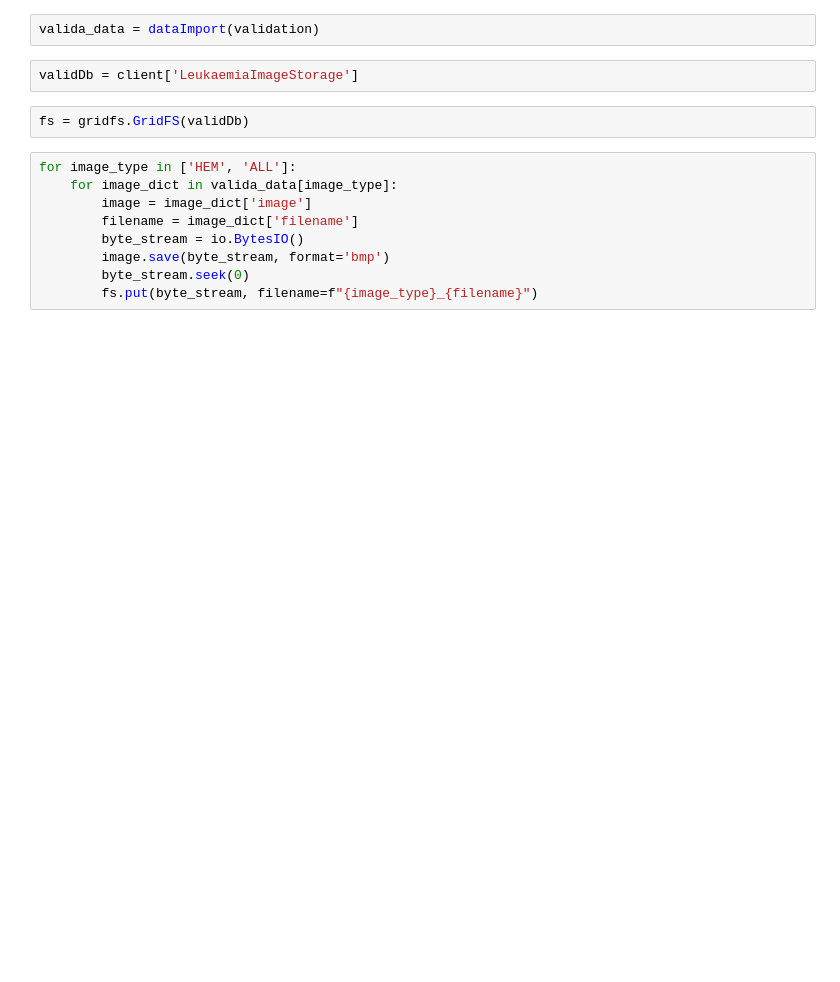
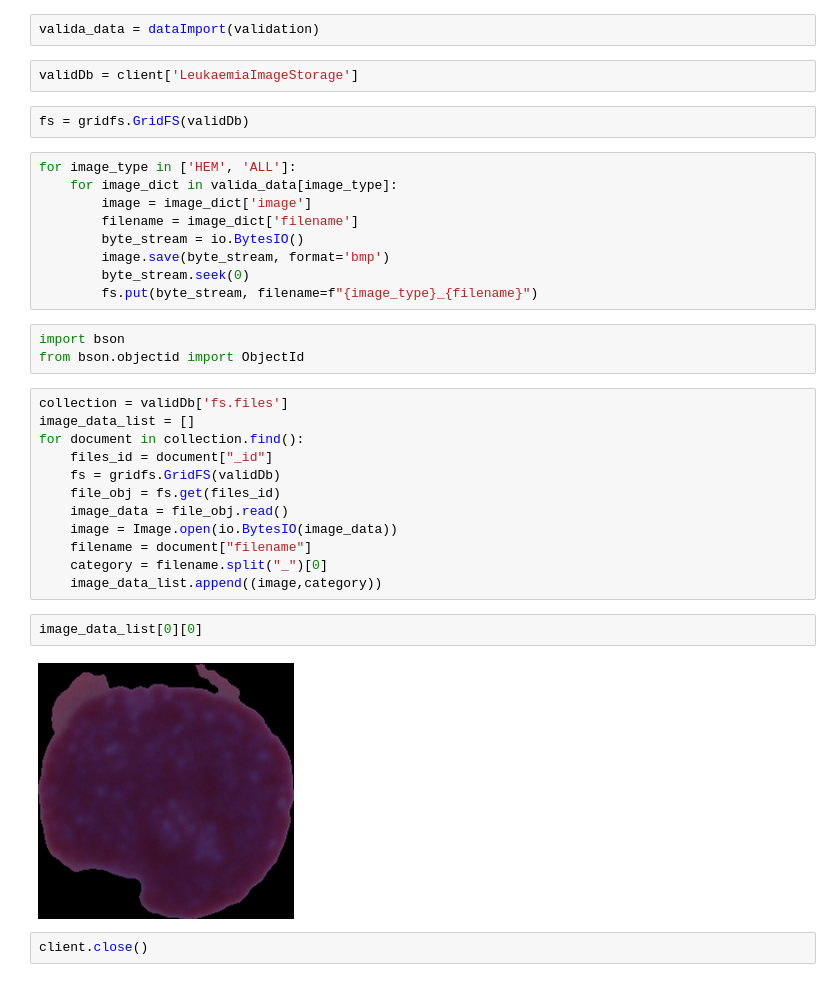
Before and after one commit to va9run/MyFirstMongo, a Jupyter notebook: ImageData.ipynb, the cells around one changed output. Drawn from its saved outputs; the diff is of its cells as text; blank space fills up the shorter version.

```diff
--- a/ImageData.ipynb
+++ b/ImageData.ipynb
@@ -144,3 +144,24 @@ for image_type in ['HEM', 'ALL']:
         image.save(byte_stream, format='bmp')
         byte_stream.seek(0)
         fs.put(byte_stream, filename=f"{image_type}_{filename}")
+# %%
+import bson
+from bson.objectid import ObjectId
+# %%
+collection = validDb['fs.files']
+image_data_list = []
+for document in collection.find():
+    files_id = document["_id"]
+    fs = gridfs.GridFS(validDb)
+    file_obj = fs.get(files_id)
+    image_data = file_obj.read()
+    image = Image.open(io.BytesIO(image_data))
+    filename = document["filename"]
+    category = filename.split("_")[0]
+    image_data_list.append((image,category))
+# %%
+image_data_list[0][0]
+# %% [output]
+[figure, added]
+# %%
+client.close()
```
Also changed, not shown: parts of 2 cells of this notebook.
